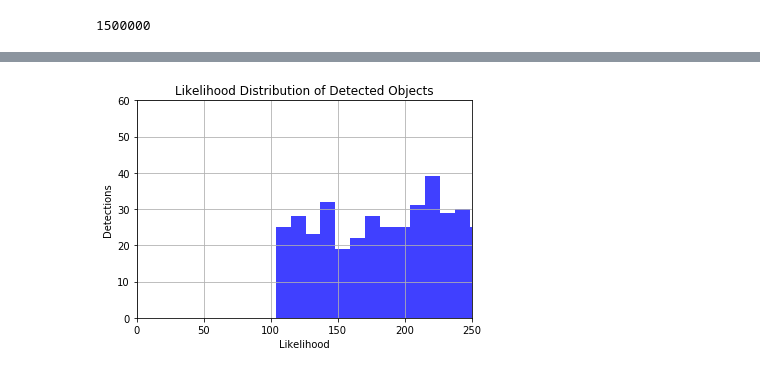
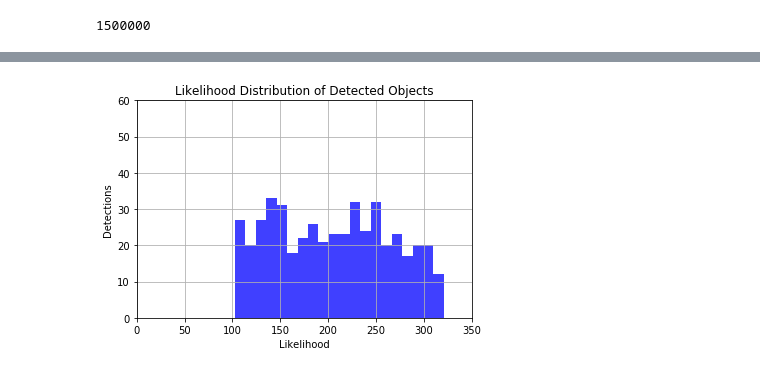
Before and after one commit to dirac-institute/kbmod, a Jupyter notebook: notebooks/HITS_Main_Belt_Example.ipynb, the cells around one changed output, grey strips where cells are left out. Saved outputs shown, nothing was run; the diff lists cells and outputs as text; code cells hidden in the pictures.

```diff
--- a/notebooks/HITS_Main_Belt_Example.ipynb
+++ b/notebooks/HITS_Main_Belt_Example.ipynb
@@ -7,10 +7,3 @@ import math
 import matplotlib.pyplot as plt
 import os
 %matplotlib inline
-# %%
-def add_trajectory(image_list, tr, psf):
-    init_time = image_list[0].get_time()
-    for i in image_list:
-        t = i.get_time()-init_time
-        #print('x: '+str(tr.x+tr.x_v*t) + ' y: ' + str(tr.y+tr.y_v*t) )
-        i.add_object( tr.x+tr.x_v*t, tr.y+tr.y_v*t, tr.flux, psf )
@@ -23,7 +9,0 @@ def compare_trajectory(a, b, threshold):
-# %%
-def match_trajectories(results_list, test_list, threshold):
-    matches = []
-    for r in results_list:
-        if any(compare_trajectory(r, test, threshold) for test in test_list):
-            matches.append(r)
-    return matches
@@ -352,8 +159,8 @@ flux_range, (0,60), 'Flux', 'Flux Distribution of Detected Objects', '#00ff22')
 # %%
 plot_histogram([t.lh for t in results_to_plot], 20,
-(0, 250), (0,60), 'Likelihood', 'Likelihood Distribution of Detected Objects', 'blue')
+(0, 350), (0,60), 'Likelihood', 'Likelihood Distribution of Detected Objects', 'blue')
 # %% [output]
-[figure, old version]
+[figure, new version]
 # %%
 plot_histogram([t.x for t in results_to_plot], 20,
 (0, 4096), (0,60), 'X Coordinate', 'X Distribution of Detected Objects', 'red')
```
Also changed, not shown: parts of 13 cells of this notebook, 1 other file.
